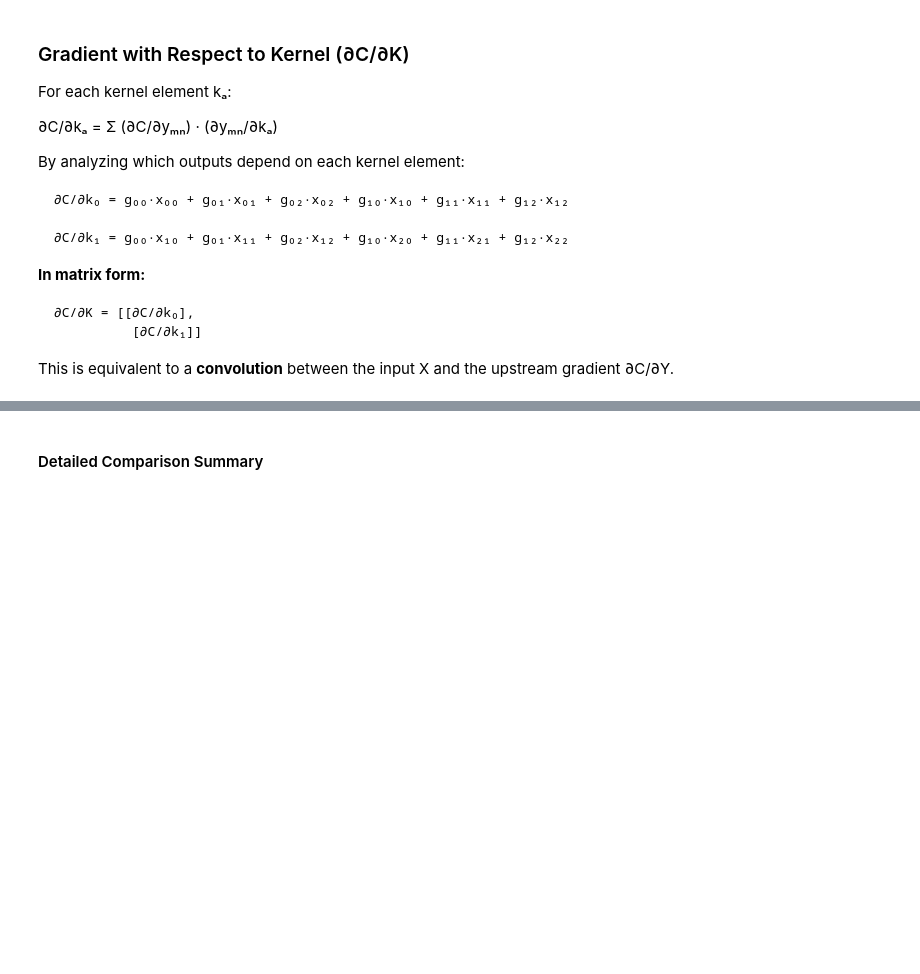
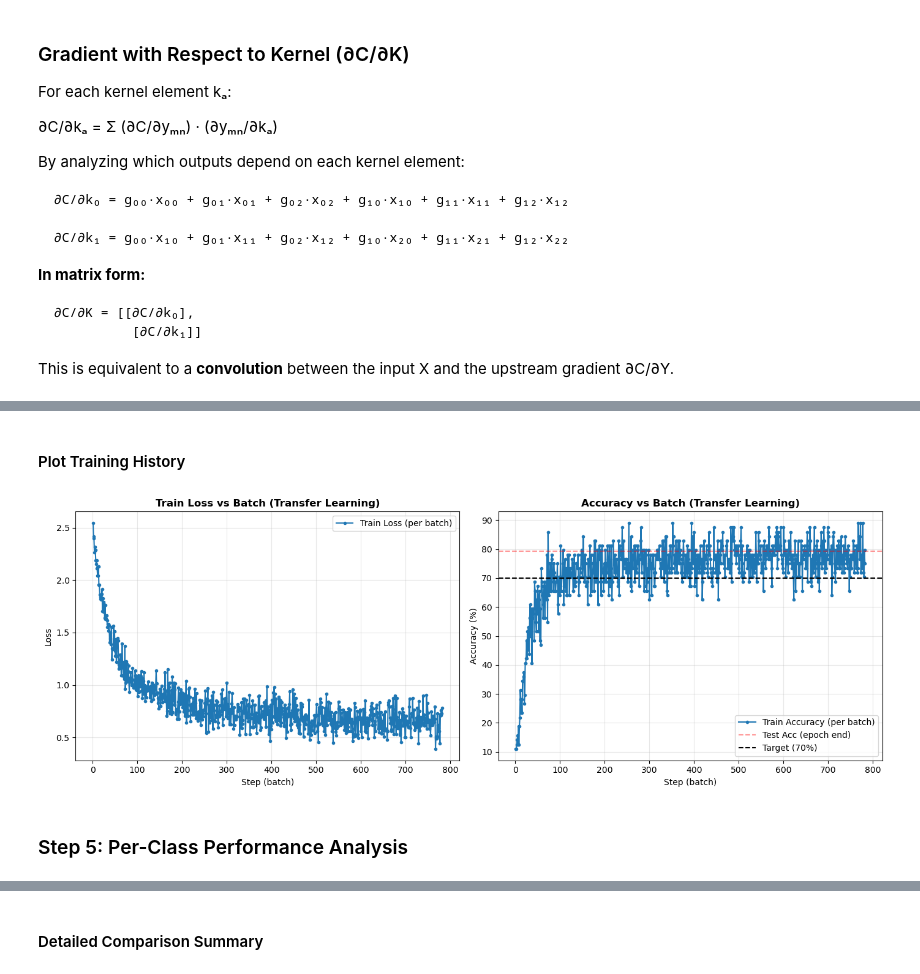
Before and after one commit to PrArgs/opu_deep_learning_course, a Jupyter notebook: mmn15/mmn15.ipynb, the cells around one changed output, grey strips where cells are left out. Drawn from its saved outputs; the diff is of its cells as text; code cells hidden in the pictures; blank space fills up the shorter version.

```diff
--- a/mmn15/mmn15.ipynb
+++ b/mmn15/mmn15.ipynb
@@ -439,28 +868,40 @@ print("Training and evaluation functions defined!")
+# %% [markdown]
+#### Plot Training History
 # %%
-# Plot training curves
+# Plot training curves (batch-based)
 fig, (ax1, ax2) = plt.subplots(1, 2, figsize=(14, 5))
 
-# Plot loss
-ax1.plot(history['train_loss'], label='Train Loss', marker='o')
-ax1.plot(history['test_loss'], label='Test Loss', marker='s')
-ax1.set_xlabel('Epoch')
+# Plot batch-wise train loss
+ax1.plot(history['step'], history['train_loss'],
+         label='Train Loss (per batch)', marker='.', linestyle='-')
+ax1.set_xlabel('Step (batch)')
 ax1.set_ylabel('Loss')
-ax1.set_title('Training and Test Loss (Transfer Learning)', fontweight='bold')
+ax1.set_title('Train Loss vs Batch (Transfer Learning)', fontweight='bold')
 ax1.legend()
 ax1.grid(True, alpha=0.3)
 
-# Plot accuracy
-ax2.plot(history['train_acc'], label='Train Accuracy', marker='o')
-ax2.plot(history['test_acc'], label='Test Accuracy', marker='s')
-ax2.axhline(y=70, color='r', linestyle='--', label='Target (70%)')
-ax2.set_xlabel('Epoch')
+# Plot batch-wise train accuracy
+ax2.plot(history['step'], history['train_acc'],
+         label='Train Accuracy (per batch)', marker='.', linestyle='-')
+
+# Optionally overlay epoch-level test accuracy as horizontal line(s)
+for idx, test_acc in enumerate(history['test_acc']):
+    ax2.axhline(y=test_acc, color='r', linestyle='--', alpha=0.4,
+                label='Test Acc (epoch end)' if idx == 0 else None)
+
+ax2.axhline(y=70, color='k', linestyle='--', label='Target (70%)')
+ax2.set_xlabel('Step (batch)')
 ax2.set_ylabel('Accuracy (%)')
-ax2.set_title('Training and Test Accuracy (Transfer Learning)', fontweight='bold')
+ax2.set_title('Accuracy vs Batch (Transfer Learning)', fontweight='bold')
 ax2.legend()
 ax2.grid(True, alpha=0.3)
 
 plt.tight_layout()
 plt.show()
+# %% [output]
+[figure, added]
+# %% [markdown]
+### Step 5: Per-Class Performance Analysis
 # %%
 def compute_per_class_accuracy(model, test_loader, device, num_classes=10):
     """Compute accuracy for each class"""
```
Also changed, not shown: parts of 86 cells of this notebook, 3 other files.
